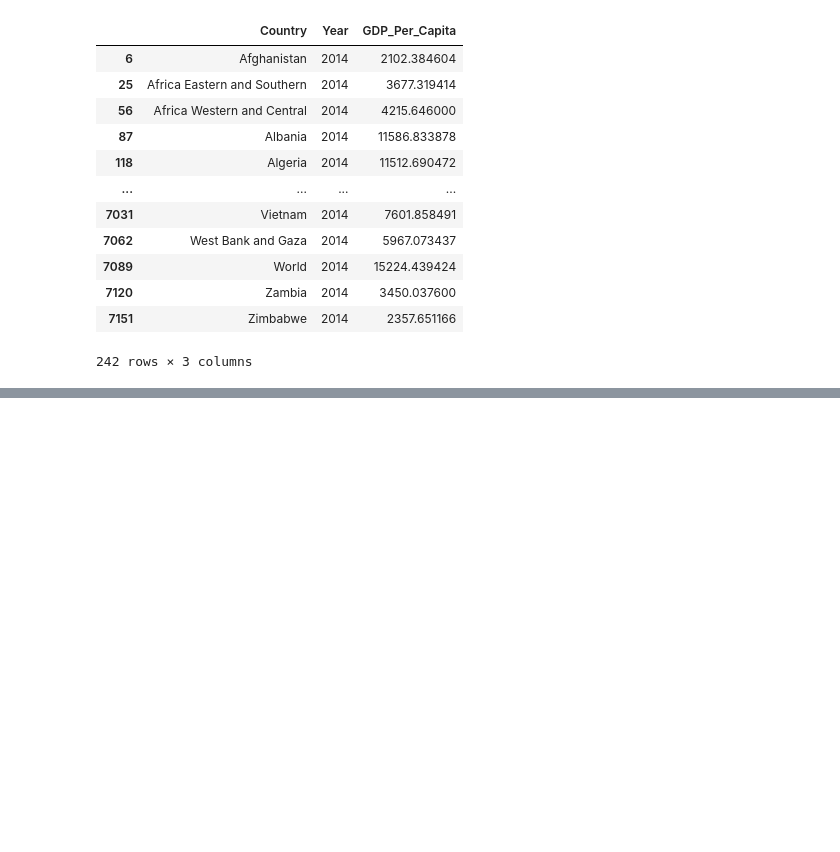
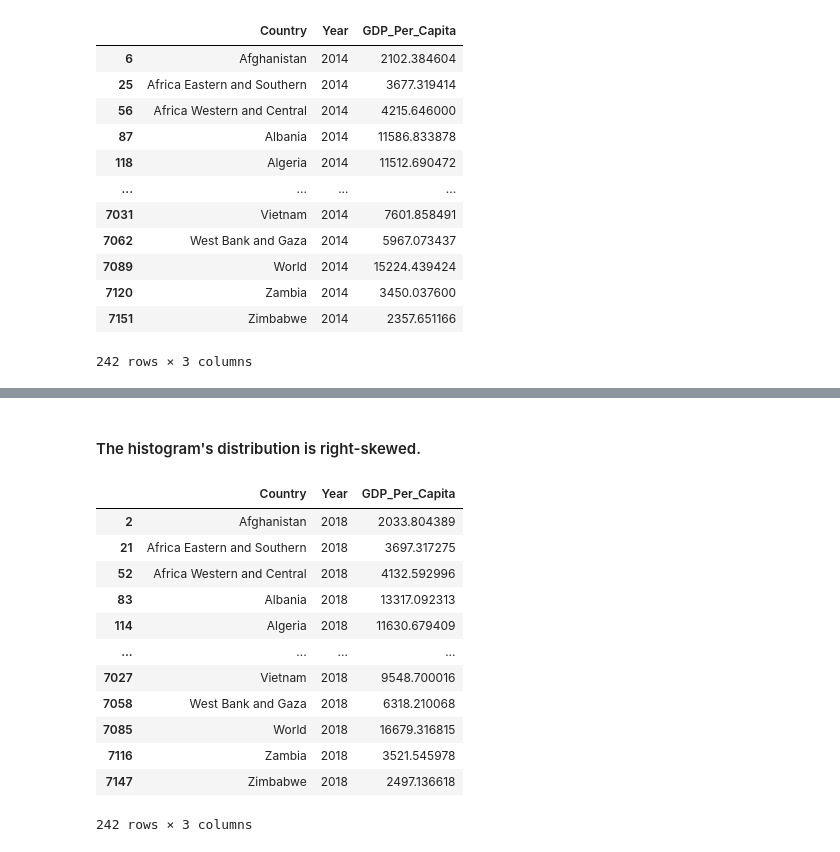
Before and after one commit to nss-data-science-cohort-7/un-exploration-ndidiox, a Jupyter notebook: notebooks/UN_Data_Exploration.ipynb, the cells around one changed output, grey strips where cells are left out. Drawn from its saved outputs; the diff is of its cells as text; code cells hidden in the pictures; blank space fills up the shorter version.

```diff
--- a/notebooks/UN_Data_Exploration.ipynb
+++ b/notebooks/UN_Data_Exploration.ipynb
@@ -126,0 +154,20 @@ gdp_2014
+# %% [markdown]
+#### The histogram's distribution is right-skewed.
+# %%
+# Find the top 5 countries and bottom 5 countries by GDP per capita in 2018.
+gdp_2018 = gdp_df[gdp_df["Year"] == 2018]
+gdp_2018
+# %% [output]
+|  | Country | Year | GDP_Per_Capita |
+| 2 | Afghanistan | 2018 | 2033.804389 |
+| 21 | Africa Eastern and Southern | 2018 | 3697.317275 |
+| 52 | Africa Western and Central | 2018 | 4132.592996 |
+| 83 | Albania | 2018 | 13317.092313 |
+| 114 | Algeria | 2018 | 11630.679409 |
+| ... | ... | ... | ... |
+| 7027 | Vietnam | 2018 | 9548.700016 |
+| 7058 | West Bank and Gaza | 2018 | 6318.210068 |
+| 7085 | World | 2018 | 16679.316815 |
+| 7116 | Zambia | 2018 | 3521.545978 |
+| 7147 | Zimbabwe | 2018 | 2497.136618 |
+242 rows × 3 columns
```
Also changed, not shown: parts of 17 cells of this notebook.
